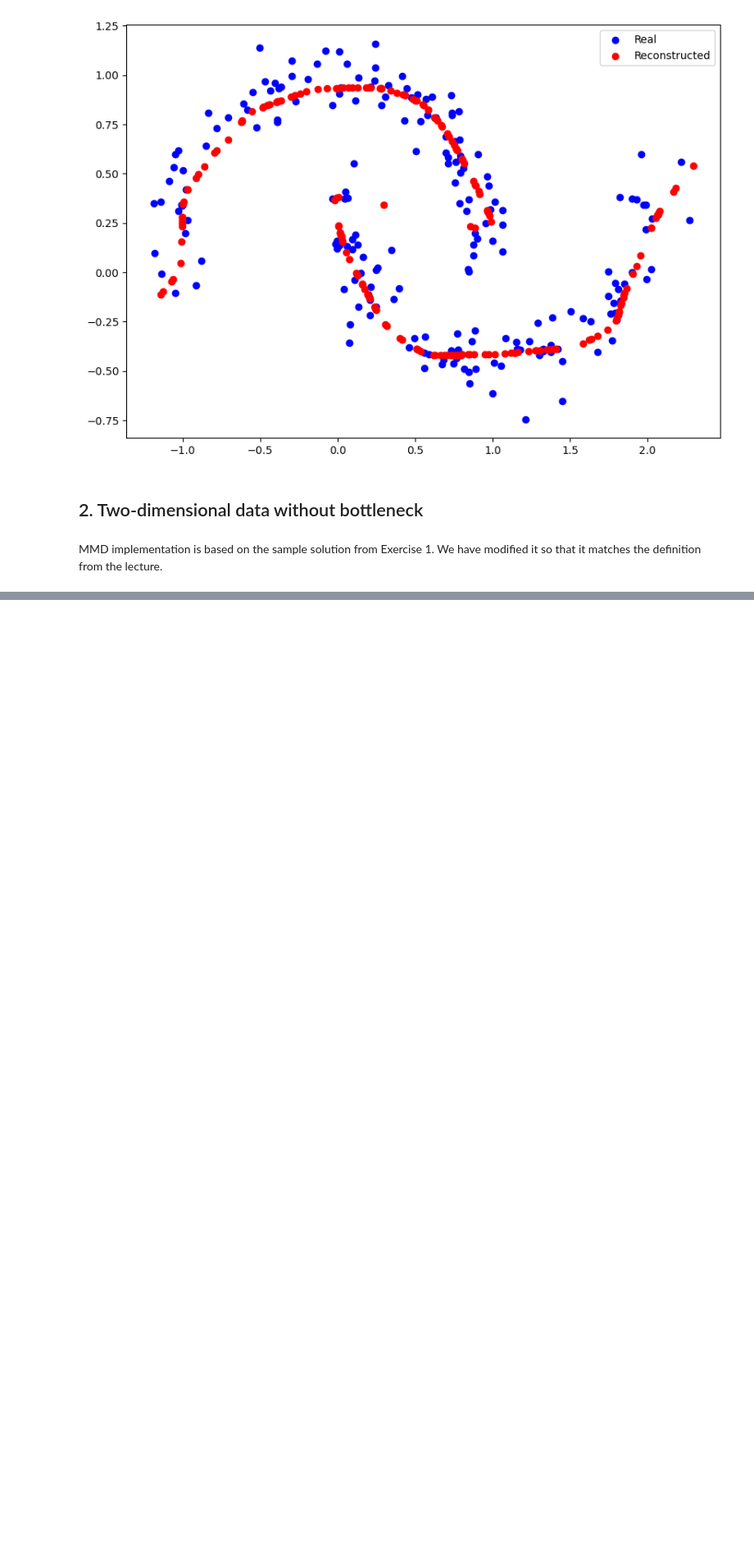
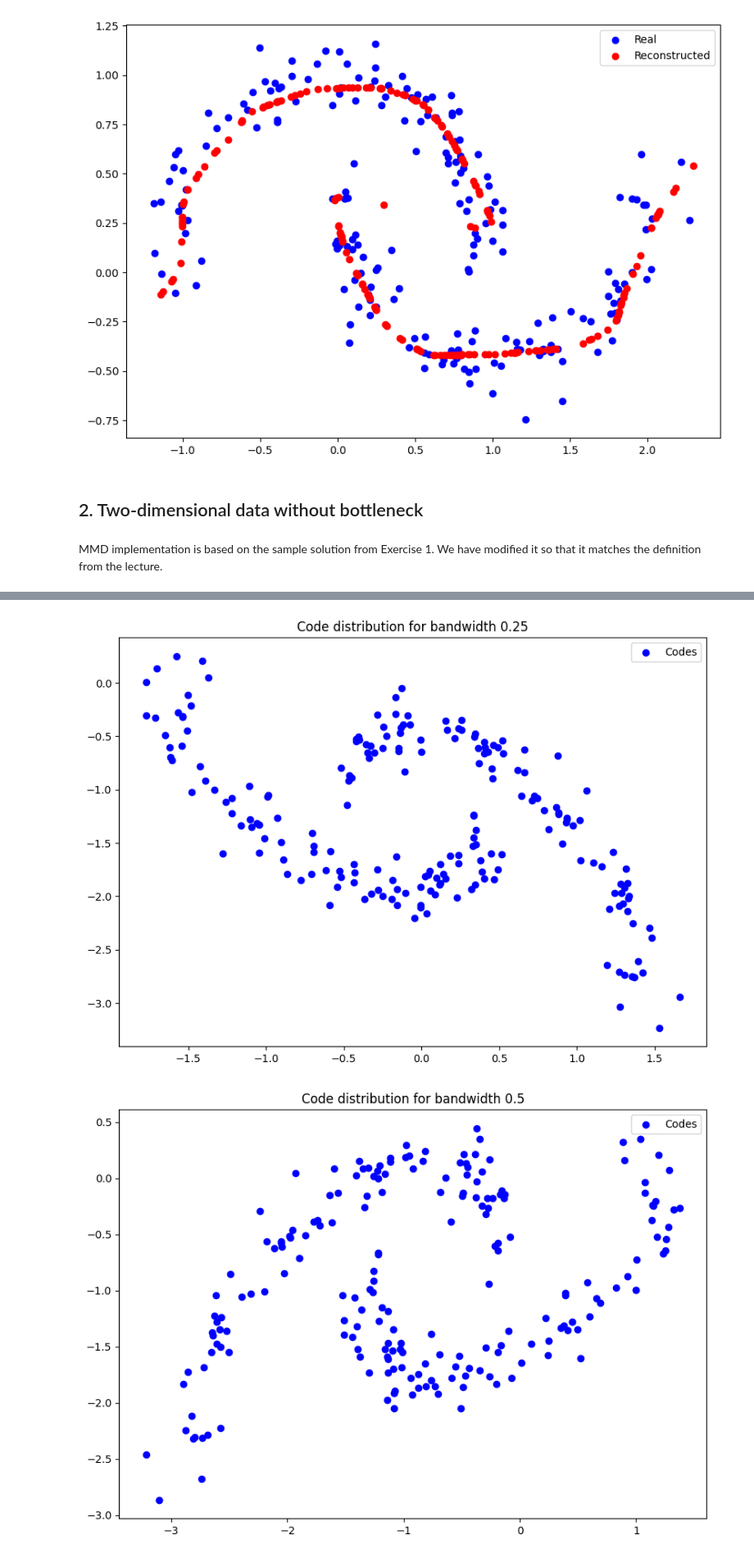
Before and after one commit to PrioteasaAndrei/GAN-Assigment-2, a Jupyter notebook: autoencoders.ipynb, the cells around one changed output, grey strips where cells are left out. Shown at 82% size. Cells and saved outputs as stored; diff of their text form; code cells hidden in the pictures; blank space fills up the shorter version.

```diff
--- a/autoencoders.ipynb
+++ b/autoencoders.ipynb
@@ -472,0 +495,23 @@ for bandwidth in bandwidths:
+# %%
+def plot_code_distribution(codes, bandwidth, show_plot=True,save_path=None):
+    codes_list = element_list = [item for tensor in codes for item in tensor.tolist()]
+    x = [code[0] for code in codes_list]
+    y = [code[1] for code in codes_list]
+    plt.figure(figsize=(10, 7))
+    plt.scatter(x, y, c='b', label='Codes')
+    plt.legend()
+    plt.title(f"Code distribution for bandwidth {bandwidth}")
+
+    if save_path is not None:
+        plt.savefig(save_path)
+
+    if show_plot:
+        plt.show()
+    else:
+        plt.close()
+# %%
+for codes, bandwidth in zip(all_codes, bandwidths):
+    plot_code_distribution(codes, bandwidth)
+# %% [output]
+[figure, added]
+[figure, added]
```
Also changed, not shown: parts of 16 cells of this notebook, 6 other files.
